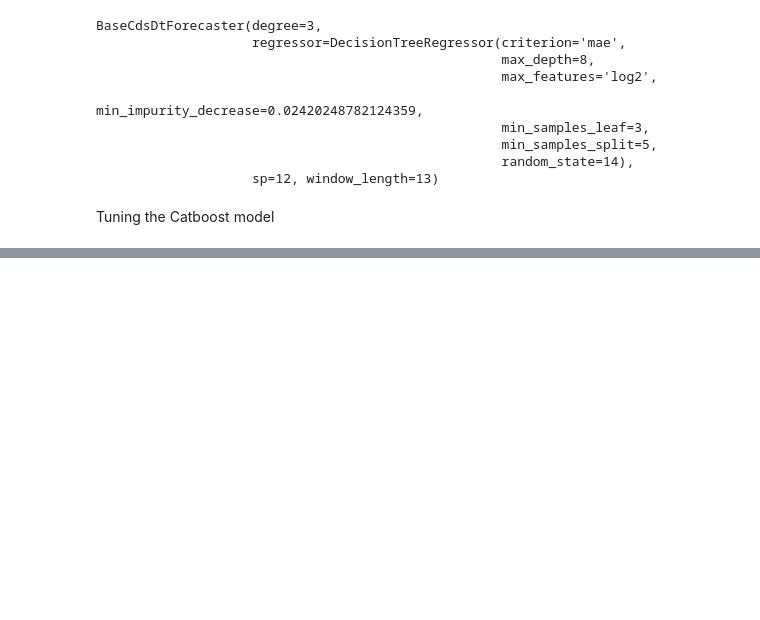
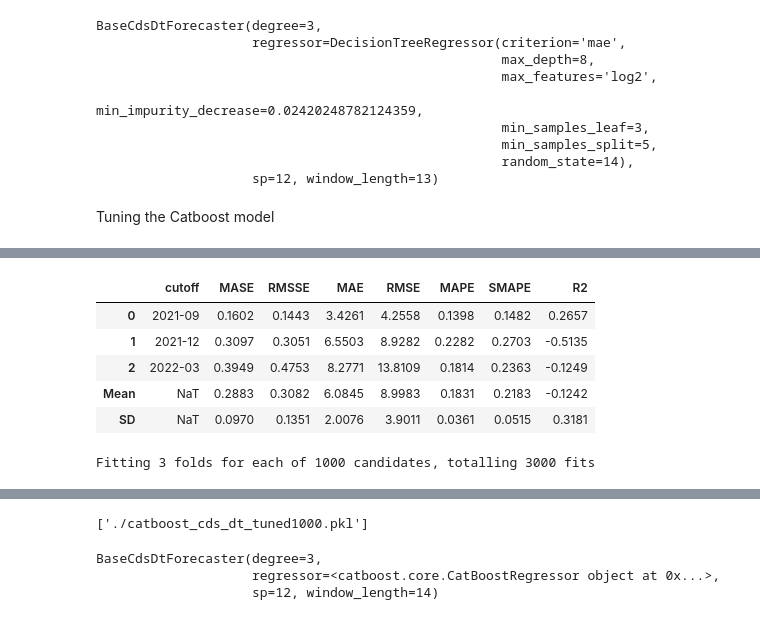
Before and after one commit to fitditcorp4/research, a Jupyter notebook: flaml_pycaret_optuna.ipynb, the cells around one changed output, grey strips where cells are left out. Saved outputs shown, nothing was run; the diff lists cells and outputs as text; code cells hidden in the pictures; blank space fills up the shorter version.

Commit message:
save model catboost 1000 iterations run

```diff
--- a/flaml_pycaret_optuna.ipynb
+++ b/flaml_pycaret_optuna.ipynb
@@ -522,0 +523,4 @@ Fitting 3 folds for each of 10 candidates, totalling 30 fits
+# %%
+# Increasing the number of iterations for the tuning to 1,000.
+catboost_cds_dt_tuned1000= tune_model(catboost_cds_dt_tuned, n_iter=1000)
+# %% [output]
@@ -522,0 +528,7 @@ Fitting 3 folds for each of 10 candidates, totalling 30 fits
+|  | cutoff | MASE | RMSSE | MAE | RMSE | MAPE | SMAPE | R2 |
+| 0 | 2021-09 | 0.1602 | 0.1443 | 3.4261 | 4.2558 | 0.1398 | 0.1482 | 0.2657 |
+| 1 | 2021-12 | 0.3097 | 0.3051 | 6.5503 | 8.9282 | 0.2282 | 0.2703 | -0.5135 |
+| 2 | 2022-03 | 0.3949 | 0.4753 | 8.2771 | 13.8109 | 0.1814 | 0.2363 | -0.1249 |
+| Mean | NaT | 0.2883 | 0.3082 | 6.0845 | 8.9983 | 0.1831 | 0.2183 | -0.1242 |
+| SD | NaT | 0.0970 | 0.1351 | 2.0076 | 3.9011 | 0.0361 | 0.0515 | 0.3181 |
+Fitting 3 folds for each of 1000 candidates, totalling 3000 fits
@@ -523,3 +544,16 @@ Fitting 3 folds for each of 10 candidates, totalling 30 fits
+# %%
+model_filename_catboost_cds_dt_tuned1000 = './catboost_cds_dt_tuned1000.pkl'
+joblib.dump(catboost_cds_dt_tuned1000, model_filename_catboost_cds_dt_tuned1000)
+# %% [output]
+['./catboost_cds_dt_tuned1000.pkl']
+# %%
+model_loaded_catboost_cds_dt_tuned1000= joblib.load(model_filename_catboost_cds_dt_tuned1000)
+
+print(model_loaded_catboost_cds_dt_tuned1000)
+# %% [output]
+BaseCdsDtForecaster(degree=3,
+                    regressor=<catboost.core.CatBoostRegressor object at 0x...>,
+                    sp=12, window_length=14)
 # %%
 # Increasing the number of iterations for the tuning to 10,000.
 catboost_cds_dt_tuned2 = tune_model(catboost_cds_dt_tuned, n_iter=10000)
```
Also changed, not shown: parts of 2 cells of this notebook, 6 other files.
